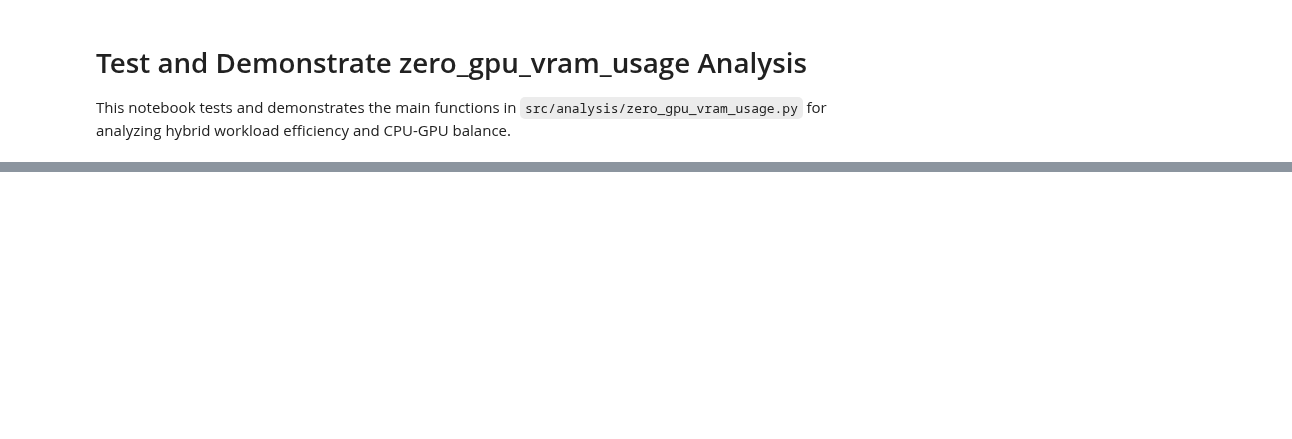
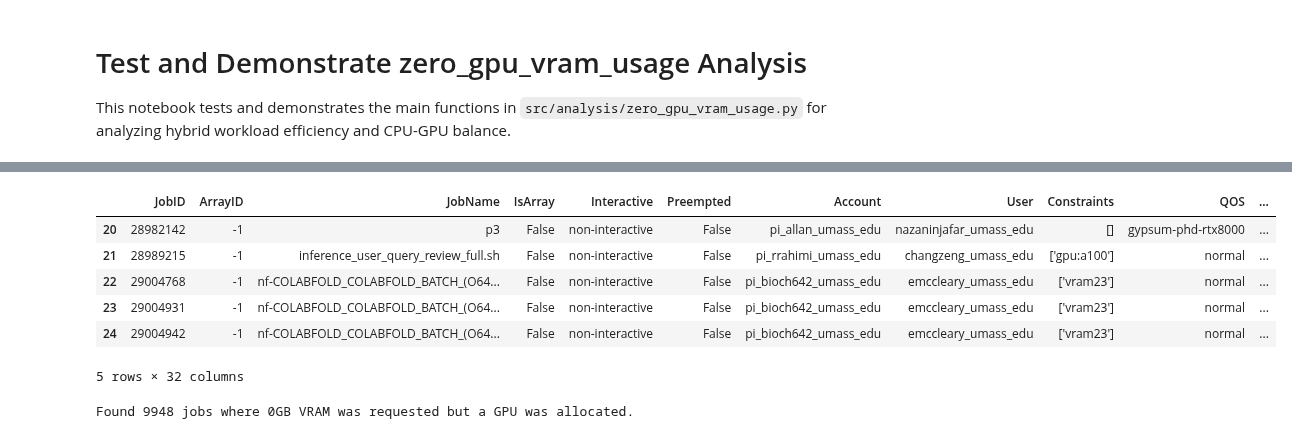
Before and after one commit to UnityHPC/ds4cg-job-analytics, a Jupyter notebook: notebooks/test_zero_gpu_vram_usage_demo.ipynb, the cells around one changed output, grey strips where cells are left out. Drawn from its saved outputs; the diff is of its cells as text; code cells hidden in the pictures; blank space fills up the shorter version.

```diff
--- a/notebooks/test_zero_gpu_vram_usage_demo.ipynb
+++ b/notebooks/test_zero_gpu_vram_usage_demo.ipynb
@@ -63,0 +112,15 @@ if 'top_inefficient_users' in analysis_results:
+# %%
+# Filter jobs where 0GB VRAM was requested but a GPU was allocated (modular function)
+# You can change requested_vram and gpus_min as needed
+zero_vram_jobs = zero_gpu_vram_usage.filter_zero_vram_requested_with_gpu_allocated(df, requested_vram=0, gpus_min=1)
+display(zero_vram_jobs.head())
+print(f"Found {len(zero_vram_jobs)} jobs where 0GB VRAM was requested but a GPU was allocated.")
+# %% [output]
+|  | JobID | ArrayID | JobName | IsArray | Interactive | Preempted | Account | User | Constraints | QOS | ... |
+| 20 | 28982142 | -1 | p3 | False | non-interactive | False | pi_allan_umass_edu | nazaninjafar_umass_edu | [] | gypsum-phd-rtx8000 | ... |
+| 21 | 28989215 | -1 | inference_user_query_review_full.sh | False | non-interactive | False | pi_rrahimi_umass_edu | changzeng_umass_edu | ['gpu:a100'] | normal | ... |
+| 22 | 29004768 | -1 | nf-COLABFOLD_COLABFOLD_BATCH_(O64... | False | non-interactive | False | pi_bioch642_umass_edu | emccleary_umass_edu | ['vram23'] | normal | ... |
+| 23 | 29004931 | -1 | nf-COLABFOLD_COLABFOLD_BATCH_(O64... | False | non-interactive | False | pi_bioch642_umass_edu | emccleary_umass_edu | ['vram23'] | normal | ... |
+| 24 | 29004942 | -1 | nf-COLABFOLD_COLABFOLD_BATCH_(O64... | False | non-interactive | False | pi_bioch642_umass_edu | emccleary_umass_edu | ['vram23'] | normal | ... |
+5 rows × 32 columns
+Found 9948 jobs where 0GB VRAM was requested but a GPU was allocated.
```
Also changed, not shown: parts of 6 cells of this notebook, 10 other files.
